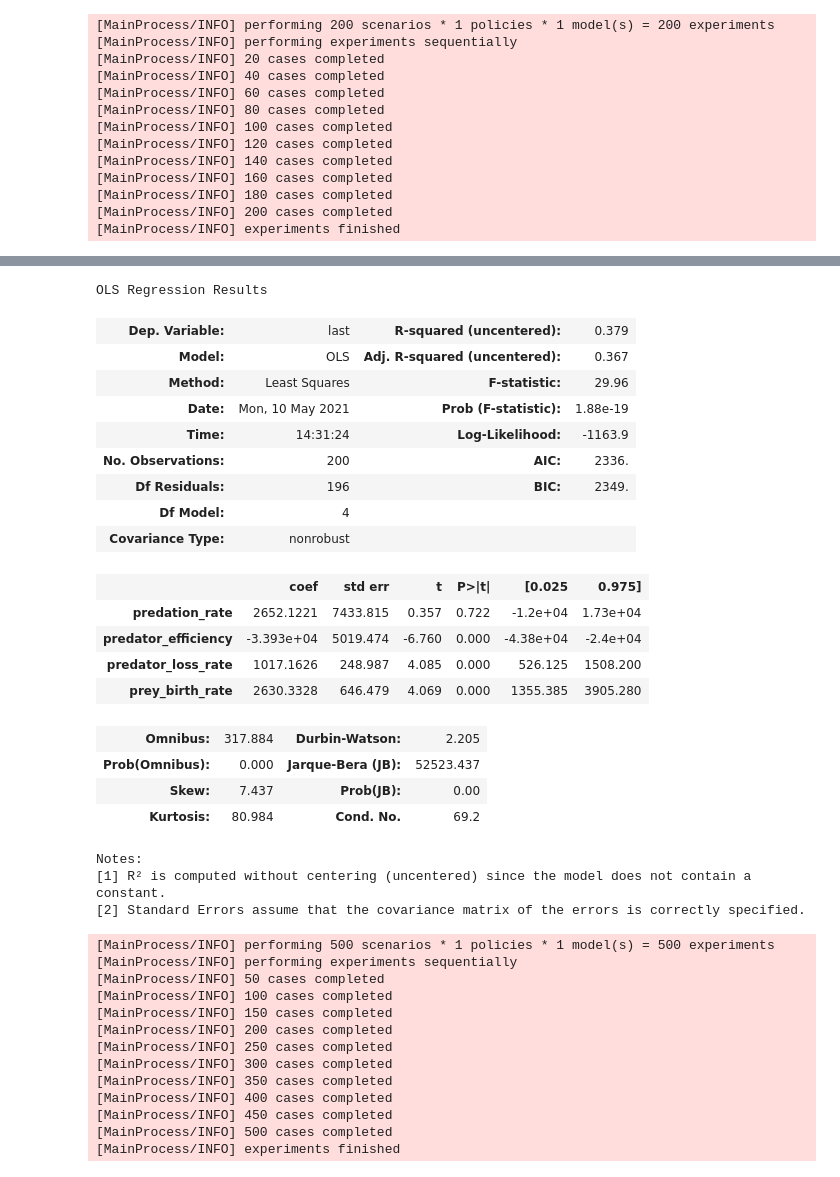
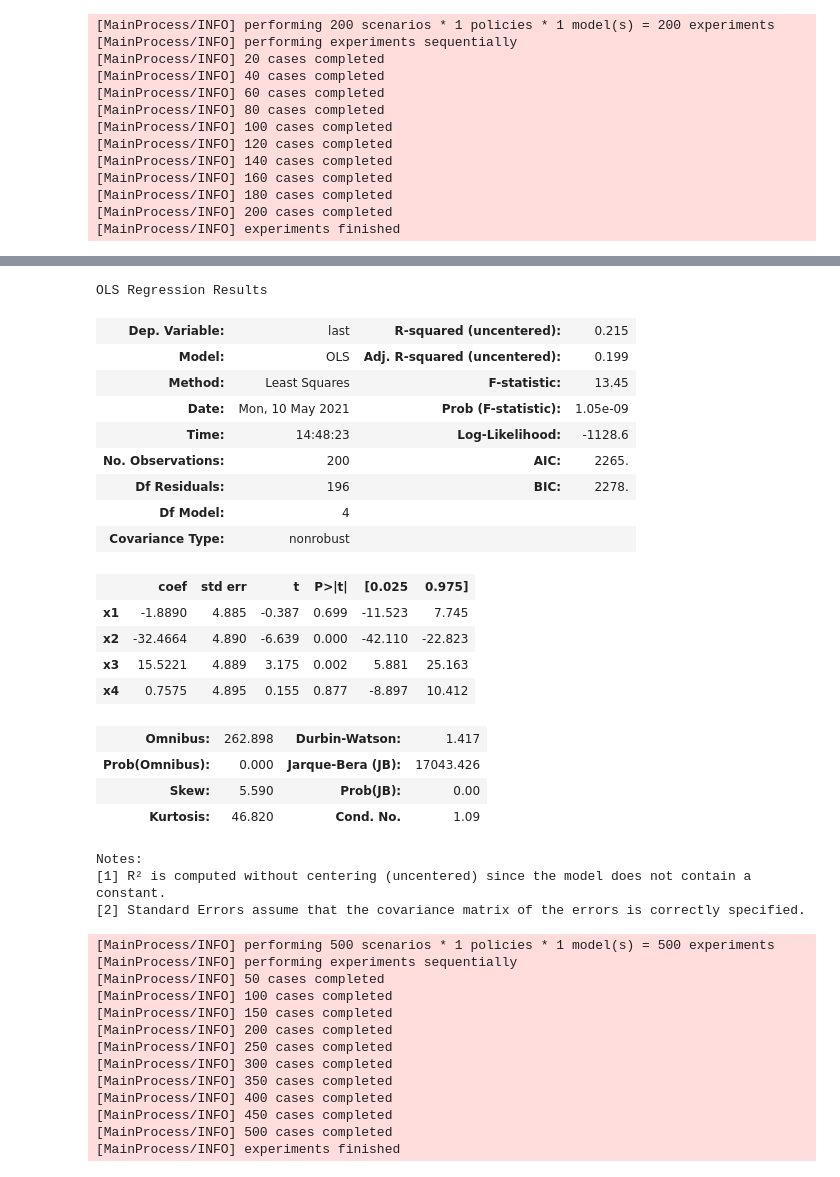
Before and after one commit to floristevito/EPA1361, a Jupyter notebook: lab_sessions/Week 3-4 - vulnerability analysis/assignment 6 - sensitivity analysis.ipynb, the cells around one changed output, grey strips where cells are left out. Cells and saved outputs as stored; diff of their text form; code cells hidden in the pictures.

```diff
--- a/lab_sessions/Week 3-4 - vulnerability analysis/assignment 6 - sensitivity analysis.ipynb
+++ b/lab_sessions/Week 3-4 - vulnerability analysis/assignment 6 - sensitivity analysis.ipynb
@@ -184,28 +202,28 @@ Notes:
 [1] R² is computed without centering (uncentered) since the model does not contain a constant.
 [2] Standard Errors assume that the covariance matrix of the errors is correctly specified.
 # %%
-regression_model = OLS(Y['last'], X).fit()
+regression_model = OLS(Y['last'], scaled_data).fit()
 regression_model.summary()
 # %% [output]
 OLS Regression Results
-| Dep. Variable: | last | R-squared (uncentered): | 0.379 |
-| Model: | OLS | Adj. R-squared (uncentered): | 0.367 |
-| Method: | Least Squares | F-statistic: | 29.96 |
-| Date: | Mon, 10 May 2021 | Prob (F-statistic): | 1.88e-19 |
-| Time: | 14:31:24 | Log-Likelihood: | -1163.9 |
-| No. Observations: | 200 | AIC: | 2336. |
-| Df Residuals: | 196 | BIC: | 2349. |
+| Dep. Variable: | last | R-squared (uncentered): | 0.215 |
+| Model: | OLS | Adj. R-squared (uncentered): | 0.199 |
+| Method: | Least Squares | F-statistic: | 13.45 |
+| Date: | Mon, 10 May 2021 | Prob (F-statistic): | 1.05e-09 |
+| Time: | 14:48:23 | Log-Likelihood: | -1128.6 |
+| No. Observations: | 200 | AIC: | 2265. |
+| Df Residuals: | 196 | BIC: | 2278. |
 | Df Model: | 4 |  |  |
 | Covariance Type: | nonrobust |  |  |
 |  | coef | std err | t | P>|t| | [0.025 | 0.975] |
-| predation_rate | 2652.1221 | 7433.815 | 0.357 | 0.722 | -1.2e+04 | 1.73e+04 |
-| predator_efficiency | -3.393e+04 | 5019.474 | -6.760 | 0.000 | -4.38e+04 | -2.4e+04 |
-| predator_loss_rate | 1017.1626 | 248.987 | 4.085 | 0.000 | 526.125 | 1508.200 |
-| prey_birth_rate | 2630.3328 | 646.479 | 4.069 | 0.000 | 1355.385 | 3905.280 |
+| x1 | -1.8890 | 4.885 | -0.387 | 0.699 | -11.523 | 7.745 |
+| x2 | -32.4664 | 4.890 | -6.639 | 0.000 | -42.110 | -22.823 |
+| x3 | 15.5221 | 4.889 | 3.175 | 0.002 | 5.881 | 25.163 |
+| x4 | 0.7575 | 4.895 | 0.155 | 0.877 | -8.897 | 10.412 |
-| Omnibus: | 317.884 | Durbin-Watson: | 2.205 |
-| Prob(Omnibus): | 0.000 | Jarque-Bera (JB): | 52523.437 |
-| Skew: | 7.437 | Prob(JB): | 0.00 |
-| Kurtosis: | 80.984 | Cond. No. | 69.2 |
+| Omnibus: | 262.898 | Durbin-Watson: | 1.417 |
+| Prob(Omnibus): | 0.000 | Jarque-Bera (JB): | 17043.426 |
+| Skew: | 5.590 | Prob(JB): | 0.00 |
+| Kurtosis: | 46.820 | Cond. No. | 1.09 |
 Notes:
 [1] R² is computed without centering (uncentered) since the model does not contain a constant.
 [2] Standard Errors assume that the covariance matrix of the errors is correctly specified.
```
Also changed, not shown: parts of 9 cells of this notebook.
